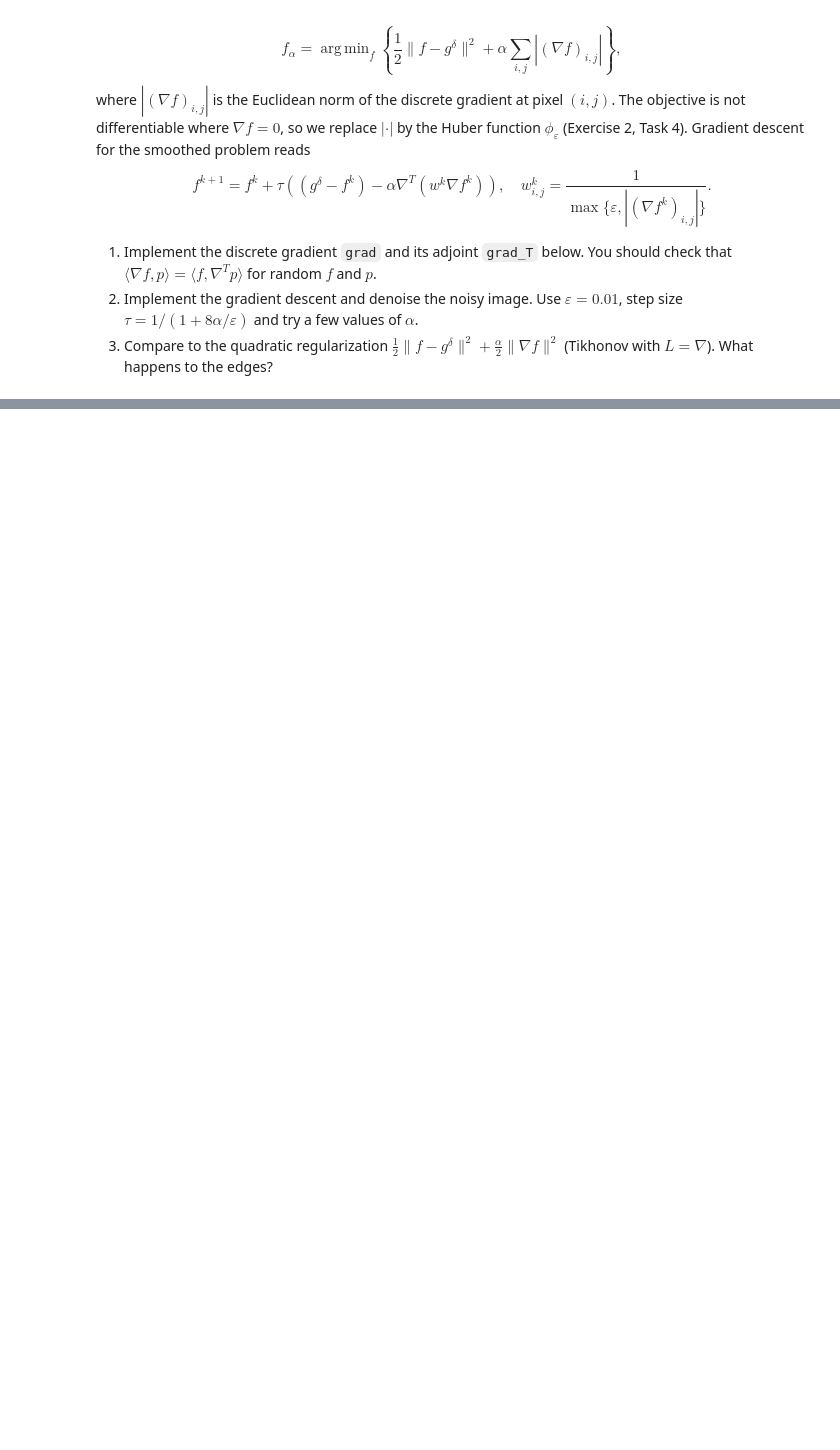
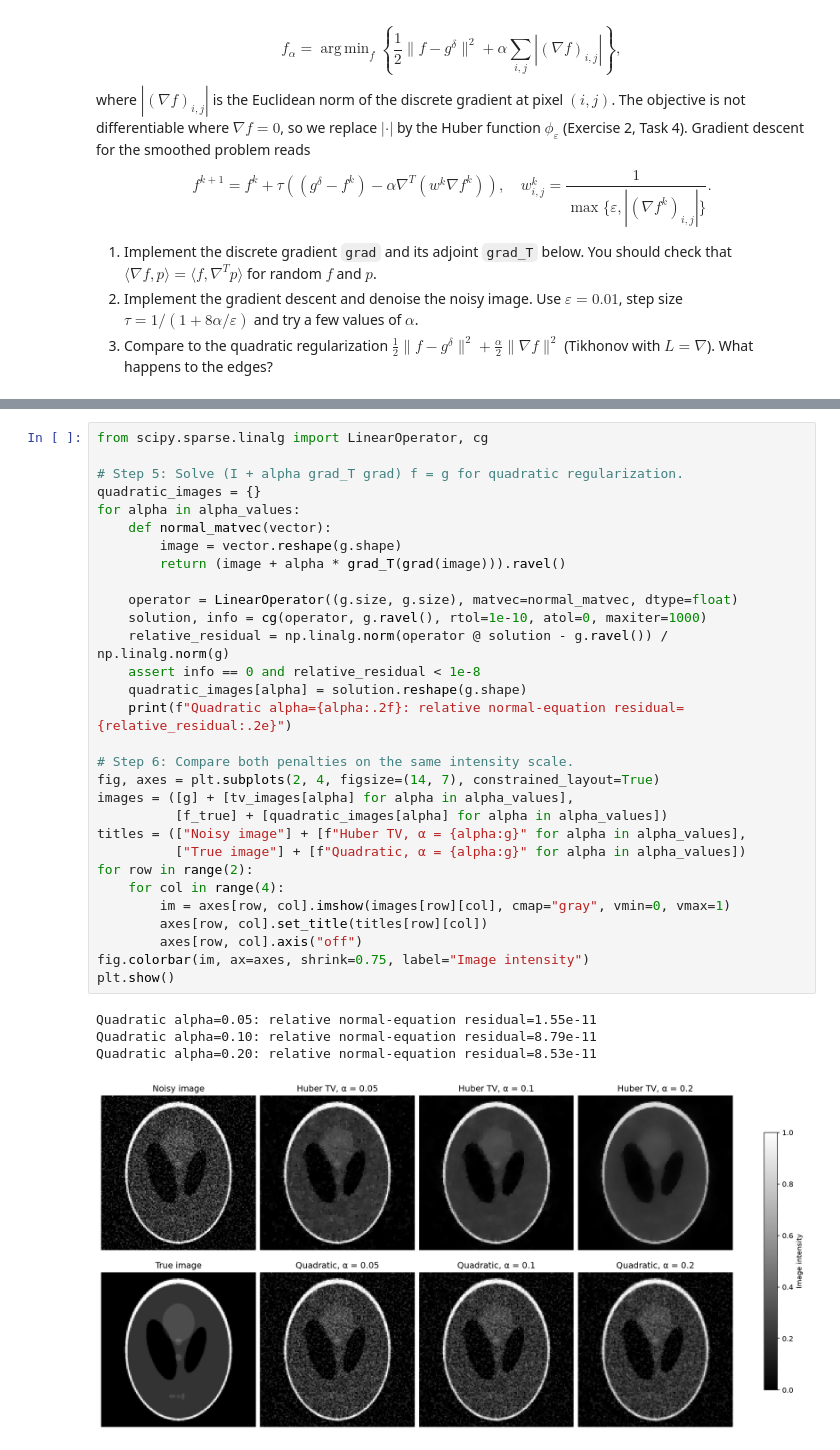
Before and after one commit to AdrianKhalatbari/Inverse_Problems_Exercises, a Jupyter notebook: 4_Nonlinear_IPs/Exercise03_Khalatbari_Mohammad.ipynb, the cells around one changed output, grey strips where cells are left out. Saved outputs shown, nothing was run; the diff lists cells and outputs as text; blank space fills up the shorter version.

```diff
--- a/4_Nonlinear_IPs/Exercise03_Khalatbari_Mohammad.ipynb
+++ b/4_Nonlinear_IPs/Exercise03_Khalatbari_Mohammad.ipynb
@@ -358,0 +422,35 @@ plt.title("Noisy image");
+# %%
+from scipy.sparse.linalg import LinearOperator, cg
+
+# Step 5: Solve (I + alpha grad_T grad) f = g for quadratic regularization.
+quadratic_images = {}
+for alpha in alpha_values:
+    def normal_matvec(vector):
+        image = vector.reshape(g.shape)
+        return (image + alpha * grad_T(grad(image))).ravel()
+
+    operator = LinearOperator((g.size, g.size), matvec=normal_matvec, dtype=float)
+    solution, info = cg(operator, g.ravel(), rtol=1e-10, atol=0, maxiter=1000)
+    relative_residual = np.linalg.norm(operator @ solution - g.ravel()) / np.linalg.norm(g)
+    assert info == 0 and relative_residual < 1e-8
+    quadratic_images[alpha] = solution.reshape(g.shape)
+    print(f"Quadratic alpha={alpha:.2f}: relative normal-equation residual={relative_residual:.2e}")
+
+# Step 6: Compare both penalties on the same intensity scale.
+fig, axes = plt.subplots(2, 4, figsize=(14, 7), constrained_layout=True)
+images = ([g] + [tv_images[alpha] for alpha in alpha_values],
+          [f_true] + [quadratic_images[alpha] for alpha in alpha_values])
+titles = (["Noisy image"] + [f"Huber TV, α = {alpha:g}" for alpha in alpha_values],
+          ["True image"] + [f"Quadratic, α = {alpha:g}" for alpha in alpha_values])
+for row in range(2):
+    for col in range(4):
+        im = axes[row, col].imshow(images[row][col], cmap="gray", vmin=0, vmax=1)
+        axes[row, col].set_title(titles[row][col])
+        axes[row, col].axis("off")
+fig.colorbar(im, ax=axes, shrink=0.75, label="Image intensity")
+plt.show()
+# %% [output]
+Quadratic alpha=0.05: relative normal-equation residual=1.55e-11
+Quadratic alpha=0.10: relative normal-equation residual=8.79e-11
+Quadratic alpha=0.20: relative normal-equation residual=8.53e-11
+[figure, added]
```
Also changed, not shown: parts of 4 cells of this notebook.
